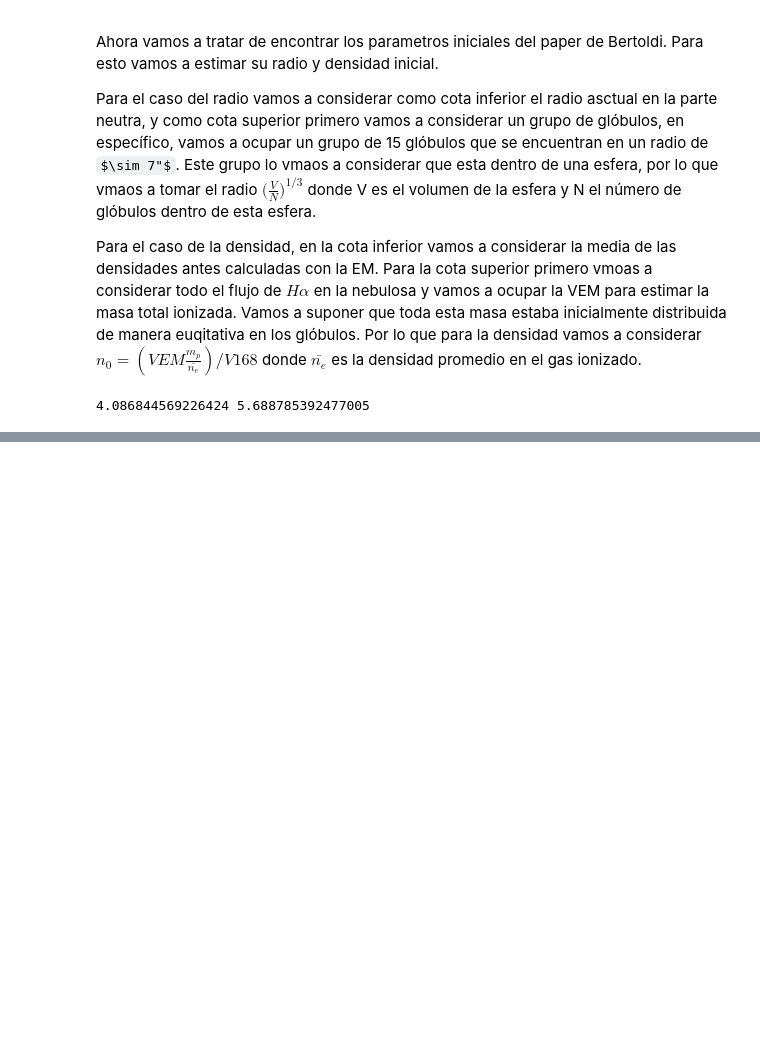
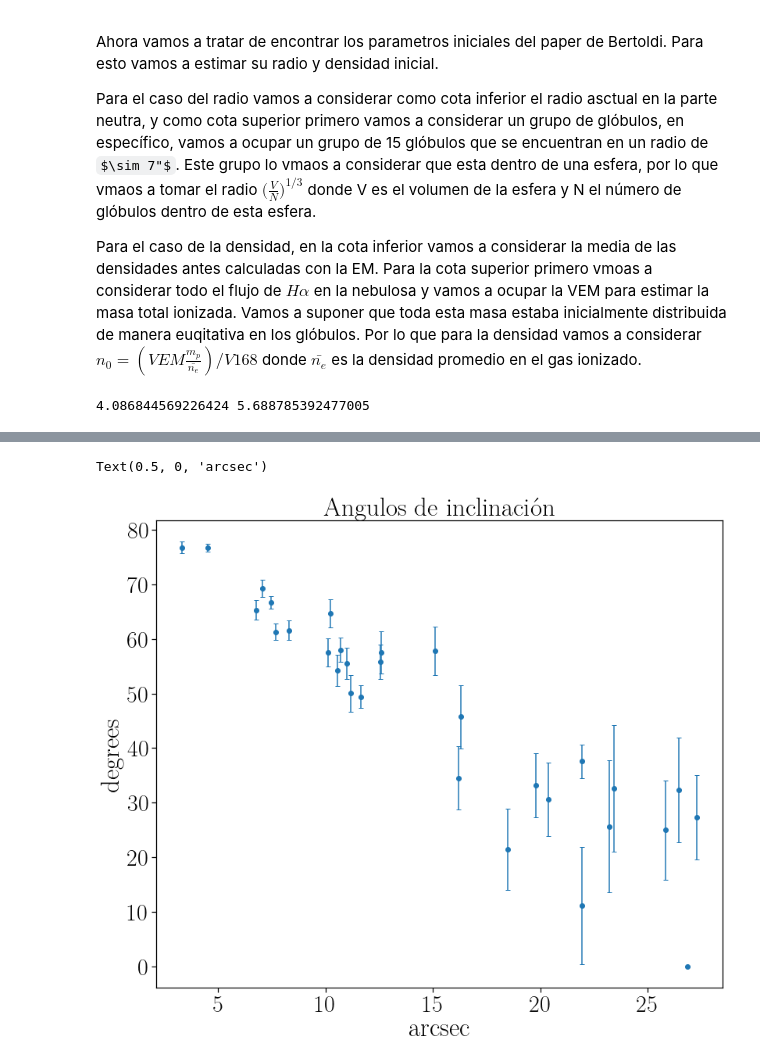
Before and after one commit to will-henney/globule-seminario, a Jupyter notebook: m1-67/graficas con errore.ipynb, the cells around one changed output, grey strips where cells are left out. Cells and saved outputs as stored; diff of their text form; code cells hidden in the pictures; some formulas as TeX source; blank space fills up the shorter version.

```diff
--- a/m1-67/graficas con errore.ipynb
+++ b/m1-67/graficas con errore.ipynb
@@ -838,0 +887,5 @@ gamma_inf = 2.79e-3*()
+# %%
+cos_limpio = cos.value.copy()
+m = unumpy.nominal_values(cos_limpio)>=1
+cos_limpio[m]=ufloat(1.0,np.nan)
+cos_limpio
@@ -838,0 +910,3 @@ gamma_inf = 2.79e-3*()
+# %%
+inc = unumpy.degrees(unumpy.arccos(cos_limpio))
+inc
@@ -838,0 +931,10 @@ gamma_inf = 2.79e-3*()
+# %%
+fig, ax = plt.subplots()
+ax.errorbar(HST['Sep'][Glo].value,unumpy.nominal_values(inc),yerr=unumpy.std_devs(inc),
+           marker='o',capsize=3,linestyle='')
+plt.title('Angulos de inclinación')
+plt.ylabel('degrees')
+plt.xlabel('arcsec')
+# %% [output]
+Text(0.5, 0, 'arcsec')
+[figure, added]
```
Also changed, not shown: parts of 8 cells of this notebook.
